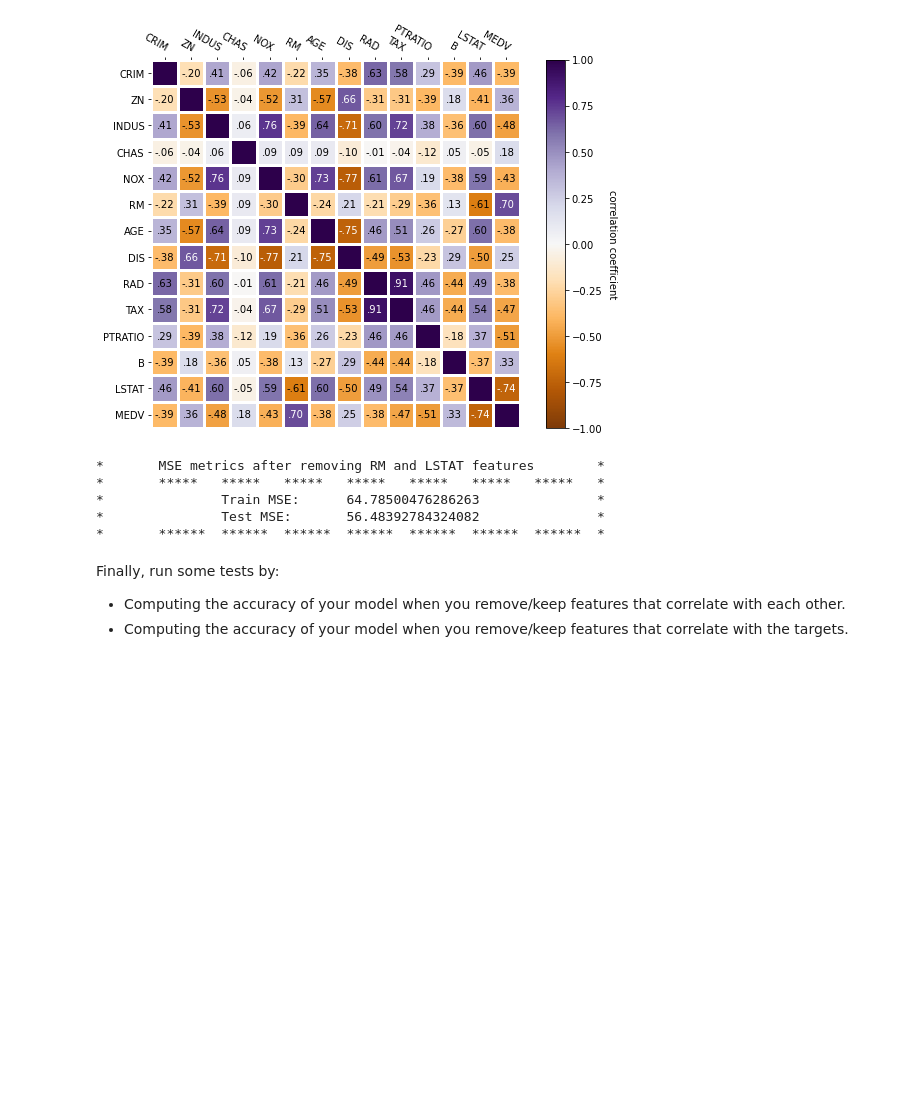
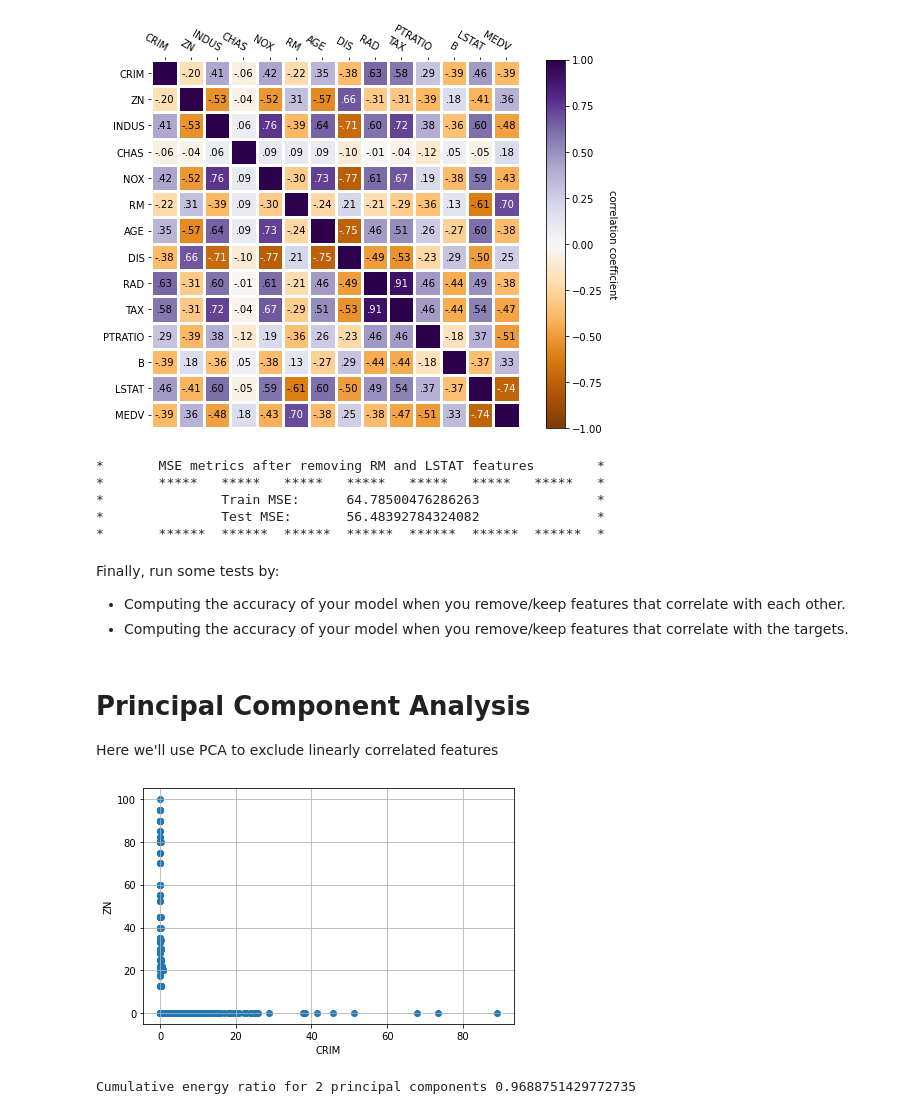
Before and after one commit to lauralex/ML-homework1, a Jupyter notebook: notebooks/linearRegression_homework.ipynb, the cells around one changed output. Cells and saved outputs as stored; diff of their text form; code cells hidden in the pictures; blank space fills up the shorter version.

Commit message:
added PCA analysis
Signed-off-by: Alessandro Bellia <casildaserrano@yahoo.it>

```diff
--- a/notebooks/linearRegression_homework.ipynb
+++ b/notebooks/linearRegression_homework.ipynb
@@ -381,3 +372,15 @@ Finally, run some tests by:
 
 - Computing the accuracy of your model when you remove/keep features that correlate with each other.
 - Computing the accuracy of your model when you remove/keep features that correlate with the targets.
+# %% [markdown]
+# Principal Component Analysis
+Here we'll use PCA to exclude linearly correlated features
+# %%
+# Display scatter plot
+plt.scatter(tensor_data[:, 0], tensor_data[:, 1])
+plt.xlabel('CRIM')
+plt.ylabel('ZN')
+plt.grid()
+plt.tight_layout()
+# %% [output]
+[figure, added]
@@ -383,0 +394,7 @@ Finally, run some tests by:
+# %%
+# Calculate cumulative energy ratio
+n_selection = 2
+print(
+    f'Cumulative energy ratio for {n_selection} principal components {(real_eigen_val[:n_selection].sum() / real_eigen_val.sum()).item()}')
+# %% [output]
+Cumulative energy ratio for 2 principal components 0.9688751429772735
```
Also changed, not shown: parts of 11 cells of this notebook.
